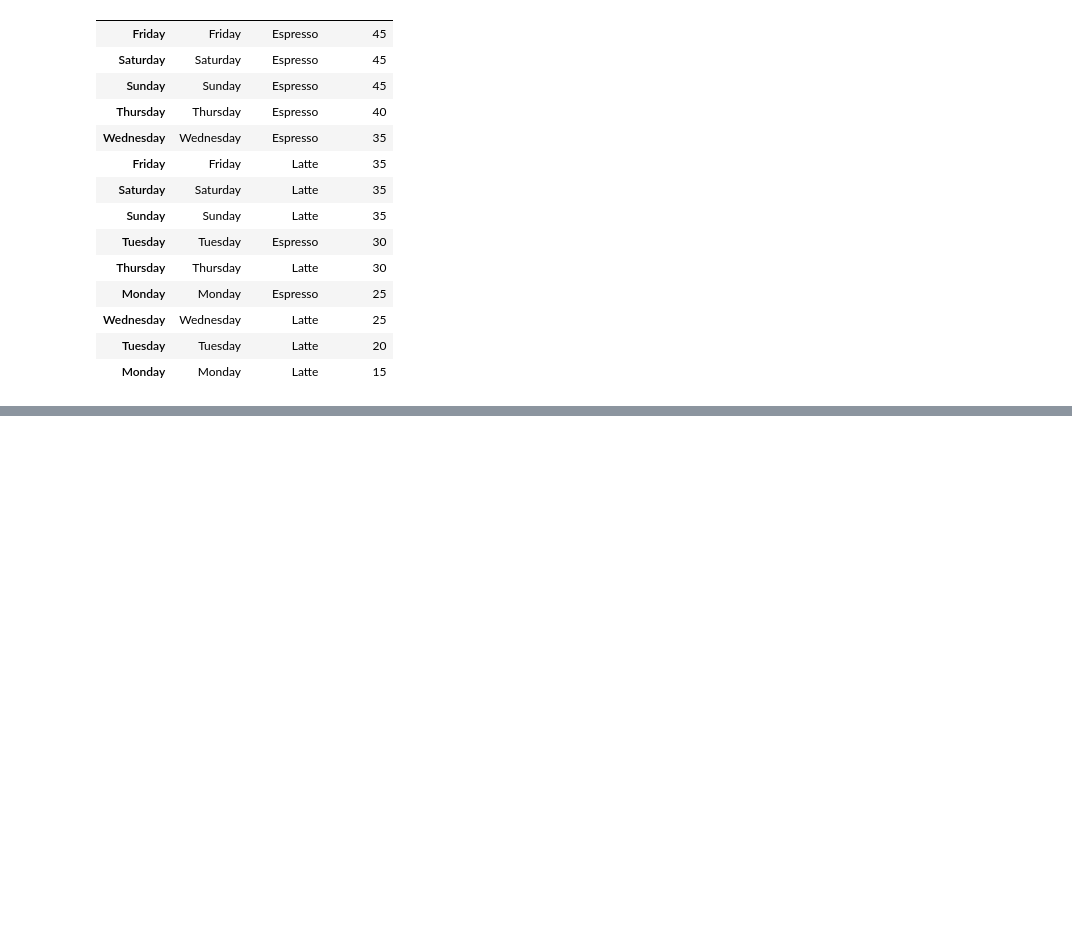
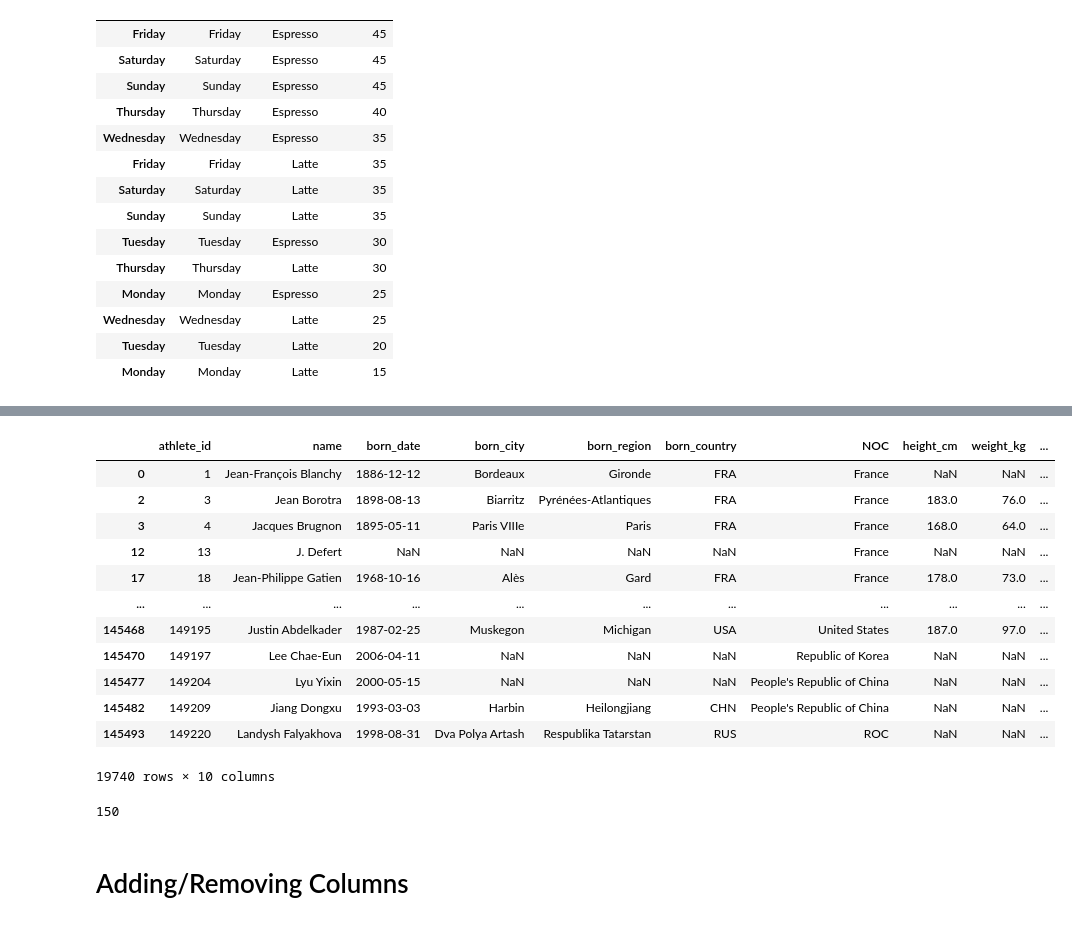
Before and after one commit to oZanardo/Pandas_Beggining, a Jupyter notebook: sample.ipynb, the cells around one changed output, grey strips where cells are left out. Saved outputs shown, nothing was run; the diff lists cells and outputs as text; code cells hidden in the pictures; blank space fills up the shorter version.

```diff
--- a/sample.ipynb
+++ b/sample.ipynb
@@ -190,0 +240,22 @@ coffee.sort_values(["Units Sold","Coffee Type"], ascending=[0,1])
+# %%
+bios[bios['name'].str.contains(r'^[J|L]', case=False)]
+# %% [output]
+|  | athlete_id | name | born_date | born_city | born_region | born_country | NOC | height_cm | weight_kg | ... |
+| 0 | 1 | Jean-François Blanchy | 1886-12-12 | Bordeaux | Gironde | FRA | France | NaN | NaN | ... |
+| 2 | 3 | Jean Borotra | 1898-08-13 | Biarritz | Pyrénées-Atlantiques | FRA | France | 183.0 | 76.0 | ... |
+| 3 | 4 | Jacques Brugnon | 1895-05-11 | Paris VIIIe | Paris | FRA | France | 168.0 | 64.0 | ... |
+| 12 | 13 | J. Defert | NaN | NaN | NaN | NaN | France | NaN | NaN | ... |
+| 17 | 18 | Jean-Philippe Gatien | 1968-10-16 | Alès | Gard | FRA | France | 178.0 | 73.0 | ... |
+| ... | ... | ... | ... | ... | ... | ... | ... | ... | ... | ... |
+| 145468 | 149195 | Justin Abdelkader | 1987-02-25 | Muskegon | Michigan | USA | United States | 187.0 | 97.0 | ... |
+| 145470 | 149197 | Lee Chae-Eun | 2006-04-11 | NaN | NaN | NaN | Republic of Korea | NaN | NaN | ... |
+| 145477 | 149204 | Lyu Yixin | 2000-05-15 | NaN | NaN | NaN | People's Republic of China | NaN | NaN | ... |
+| 145482 | 149209 | Jiang Dongxu | 1993-03-03 | Harbin | Heilongjiang | CHN | People's Republic of China | NaN | NaN | ... |
+| 145493 | 149220 | Landysh Falyakhova | 1998-08-31 | Dva Polya Artash | Respublika Tatarstan | RUS | ROC | NaN | NaN | ... |
+19740 rows × 10 columns
+# %%
+len(greater_210cm['name'])
+# %% [output]
+150
+# %% [markdown]
+# Adding/Removing Columns
```
Also changed, not shown: parts of 6 cells of this notebook.
